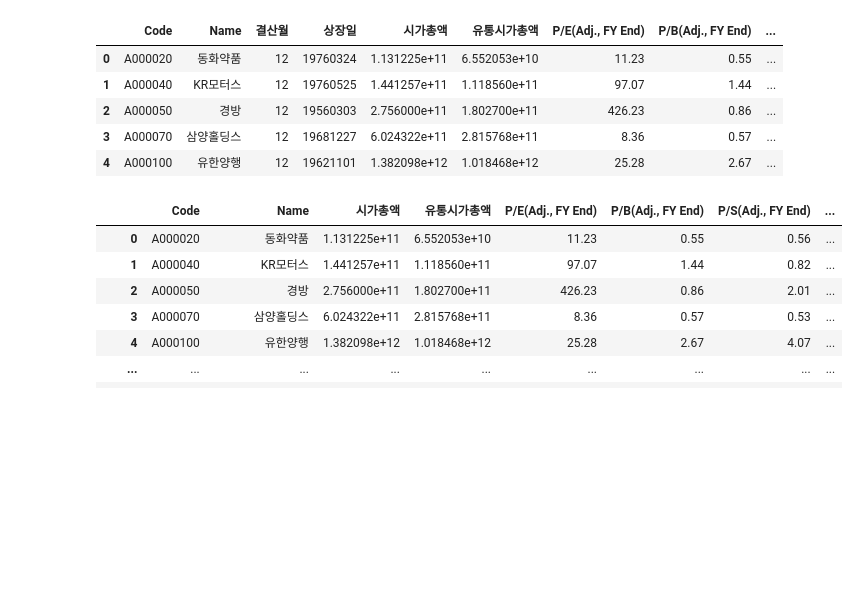
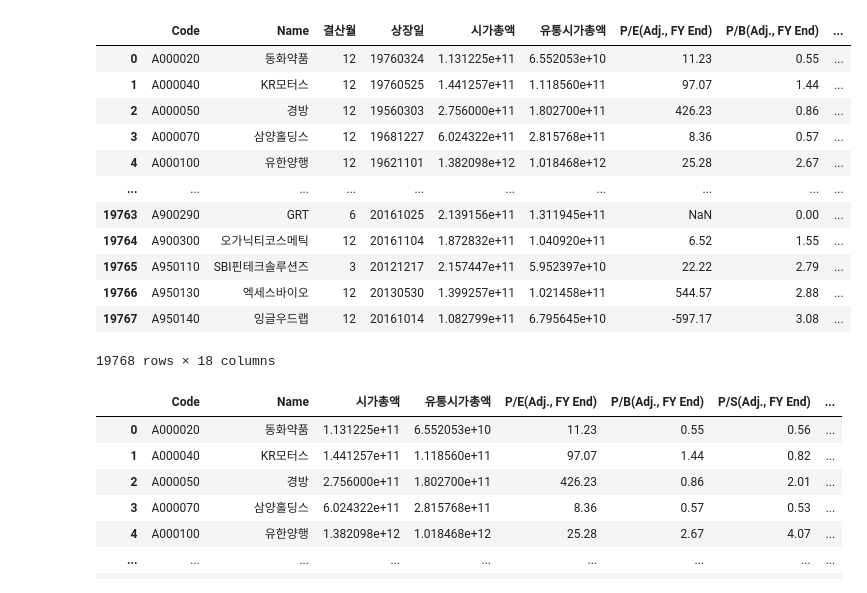
Before and after one commit to OHoRaaa/Quant, a Jupyter notebook: (2022.04.29 - 1) fundamental_analysis.ipynb, the cells around one changed output. Drawn from its saved outputs; the diff is of its cells as text; code cells hidden in the pictures; blank space fills up the shorter version.

```diff
--- a/(2022.04.29 - 1) fundamental_analysis.ipynb
+++ b/(2022.04.29 - 1) fundamental_analysis.ipynb
@@ -20,14 +20,21 @@ import matplotlib.pyplot as plt
 import seaborn as sns
 # %%
 df = pd.read_csv('fin_statement_new.csv')
-df.head()
+df
 # %% [output]
 |  | Code | Name | 결산월 | 상장일 | 시가총액 | 유통시가총액 | P/E(Adj., FY End) | P/B(Adj., FY End) | ... |
 | 0 | A000020 | 동화약품 | 12 | 19760324 | 1.131225e+11 | 6.552053e+10 | 11.23 | 0.55 | ... |
 | 1 | A000040 | KR모터스 | 12 | 19760525 | 1.441257e+11 | 1.118560e+11 | 97.07 | 1.44 | ... |
 | 2 | A000050 | 경방 | 12 | 19560303 | 2.756000e+11 | 1.802700e+11 | 426.23 | 0.86 | ... |
 | 3 | A000070 | 삼양홀딩스 | 12 | 19681227 | 6.024322e+11 | 2.815768e+11 | 8.36 | 0.57 | ... |
 | 4 | A000100 | 유한양행 | 12 | 19621101 | 1.382098e+12 | 1.018468e+12 | 25.28 | 2.67 | ... |
+| ... | ... | ... | ... | ... | ... | ... | ... | ... | ... |
+| 19763 | A900290 | GRT | 6 | 20161025 | 2.139156e+11 | 1.311945e+11 | NaN | 0.00 | ... |
+| 19764 | A900300 | 오가닉티코스메틱 | 12 | 20161104 | 1.872832e+11 | 1.040920e+11 | 6.52 | 1.55 | ... |
+| 19765 | A950110 | SBI핀테크솔루션즈 | 3 | 20121217 | 2.157447e+11 | 5.952397e+10 | 22.22 | 2.79 | ... |
+| 19766 | A950130 | 엑세스바이오 | 12 | 20130530 | 1.399257e+11 | 1.021458e+11 | 544.57 | 2.88 | ... |
+| 19767 | A950140 | 잉글우드랩 | 12 | 20161014 | 1.082799e+11 | 6.795645e+10 | -597.17 | 3.08 | ... |
+19768 rows × 18 columns
 # %%
 df = df.drop(['결산월', '상장일', 'DPS(보통주, 현금+주식, 연간)'], axis = 1)
 # %%
```
Also changed, not shown: parts of 4 cells of this notebook.
